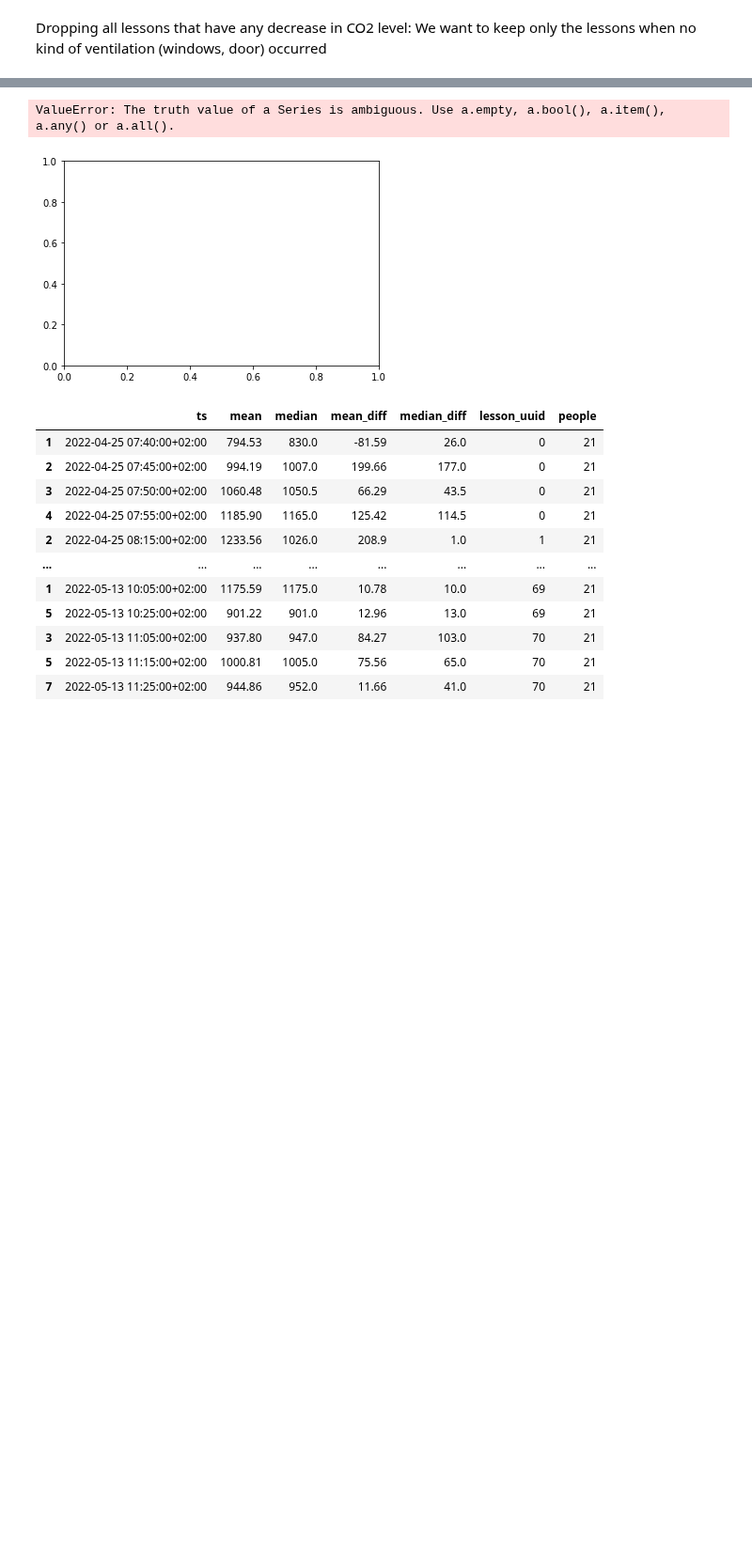
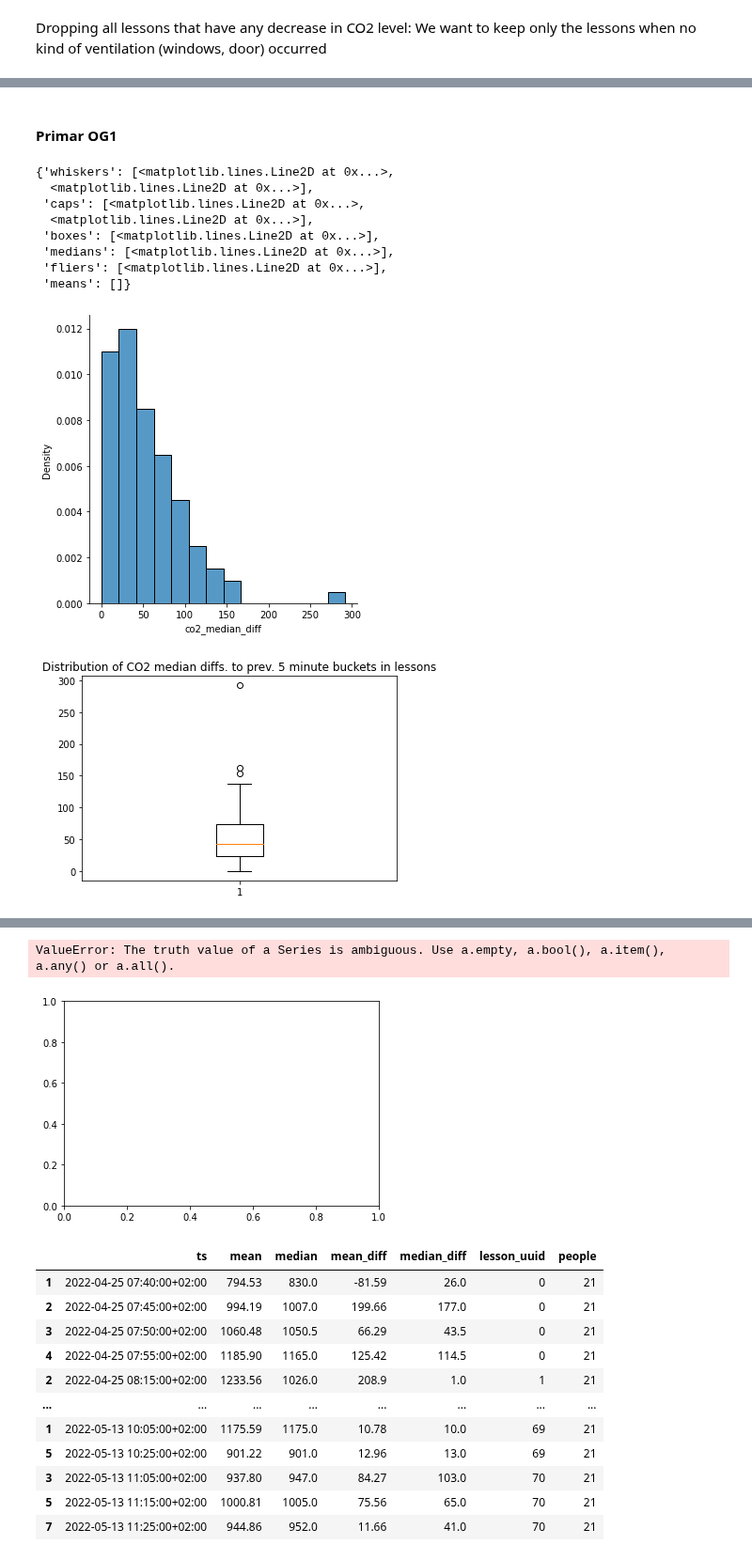
Before and after one commit to Smart-Classroom-Challenge/Data-Evaluation, a Jupyter notebook: Forschungsfrage_2.ipynb, the cells around one changed output, grey strips where cells are left out. Shown at 94% size. Cells and saved outputs as stored; diff of their text form; code cells hidden in the pictures; blank space fills up the shorter version.

```diff
--- a/Forschungsfrage_2.ipynb
+++ b/Forschungsfrage_2.ipynb
@@ -84,3 +53,6 @@ co2_primar_eg_lessons
 | 7 | 2022-05-13 11:25:00+02:00 | 944.86 | 11.66 | 952.0 | 41.0 | 70 | 21 |
 | 8 | 2022-05-13 11:30:00+02:00 | 898.78 | -46.08 | 894.0 | -58.0 | 70 | 21 |
 578 rows × 7 columns
+# %%
+co2_primar_og1_lessons = l.get_timebuckets_for_timetable("Primarklasse_OG1", l.timetables['Primar_OG1'])
+co2_primar_og1_lessons
@@ -156,0 +123,20 @@ Let's look at the increase in CO2 we have in these rooms, per person
+# %% [markdown]
+#### Primar OG1
+# %%
+sns.displot(data = data_no_vent_lessons_og1, x = 'co2_median_diff', stat="density", common_norm=False)
+
+# Boxplot
+fig1, ax1 = plt.subplots()
+ax1.set_title('Distribution of CO2 median diffs. to prev. 5 minute buckets in lessons')
+ax1.boxplot(data_no_vent_lessons_og1['co2_median_diff'].dropna())
+# %% [output]
+{'whiskers': [<matplotlib.lines.Line2D at 0x...>,
+  <matplotlib.lines.Line2D at 0x...>],
+ 'caps': [<matplotlib.lines.Line2D at 0x...>,
+  <matplotlib.lines.Line2D at 0x...>],
+ 'boxes': [<matplotlib.lines.Line2D at 0x...>],
+ 'medians': [<matplotlib.lines.Line2D at 0x...>],
+ 'fliers': [<matplotlib.lines.Line2D at 0x...>],
+ 'means': []}
+[figure, added]
+[figure, added]
```
Also changed, not shown: parts of 25 cells of this notebook, 1 other file.
